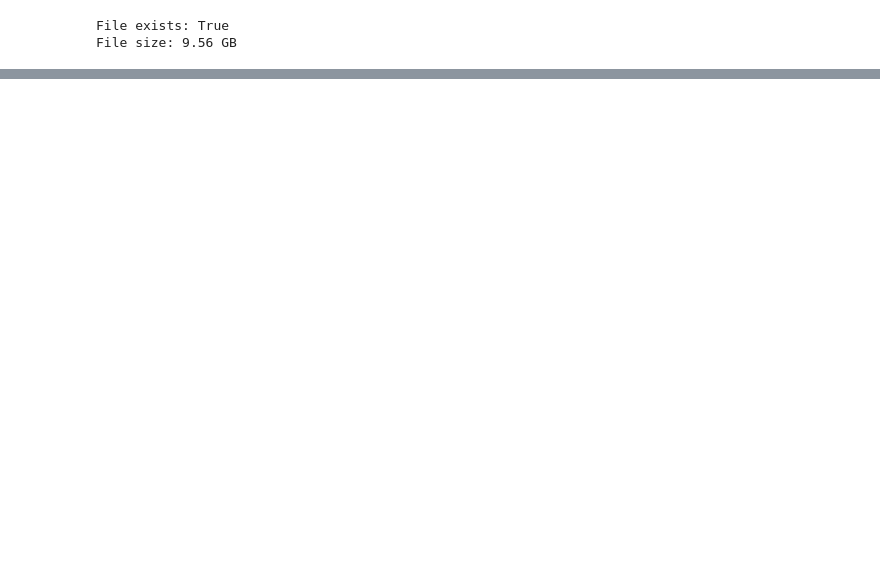
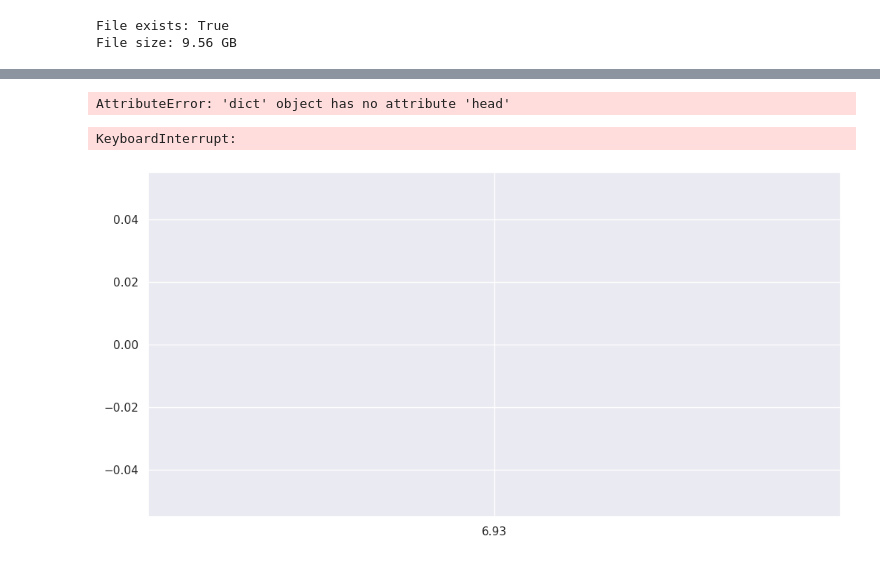
Before and after one commit to michal7kw/SRF_SRRM3_dev, a Jupyter notebook: Mousebrain/sc_data.ipynb, the cells around one changed output, grey strips where cells are left out. Drawn from its saved outputs; the diff is of its cells as text; code cells hidden in the pictures; blank space fills up the shorter version.

```diff
--- a/Mousebrain/sc_data.ipynb
+++ b/Mousebrain/sc_data.ipynb
@@ -5,6 +7,16 @@ import numpy as np
 import pandas as pd
 import gc  # for garbage collection
 import os
+import seaborn as sns
+import matplotlib.pyplot as plt
+from typing import Dict, List
+import warnings
+warnings.filterwarnings('ignore')
 
 # Set working directory
 os.chdir('/beegfs/scratch/ric.broccoli/kubacki.michal/SRF_SRRM3_dev/Mousebrain')
+
+# Set plotting style
+plt.style.use('default')  # Use default matplotlib style
+sns.set_theme()  # Apply seaborn styling
+sns.set_palette("husl")
@@ -73,0 +249,11 @@ Sparsity: 56.00%
+# %%
+data = get_srrm3_data(loom_path)
+# %%
+data.head()
+# %% [output]
+AttributeError: 'dict' object has no attribute 'head'
+# %%
+plot_temporal_expression(data)
+# %% [output]
+KeyboardInterrupt:
+[figure, added]
```
Also changed, not shown: parts of 13 cells of this notebook, 2 other files.
